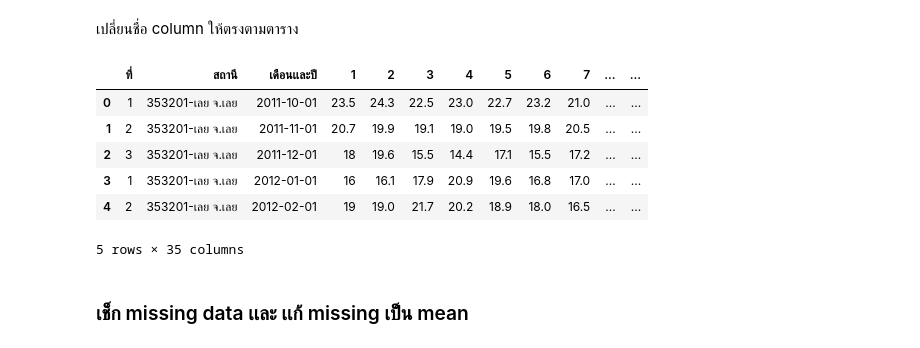
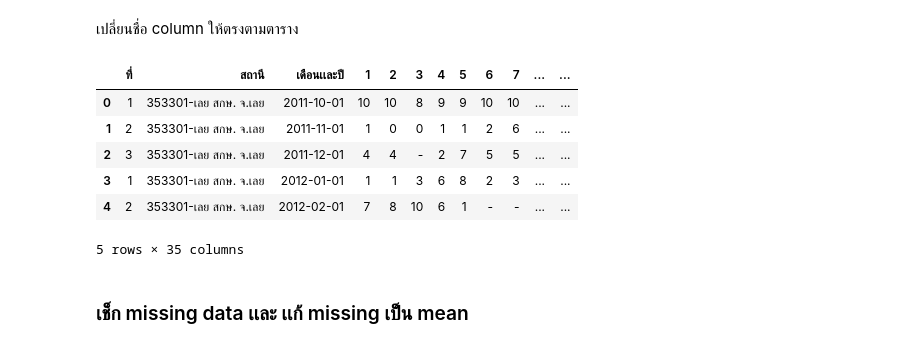
Before and after one commit to Tawanss/BSC_DPDM2023, a Jupyter notebook: midterm_bscdpdm23.ipynb, the cells around one changed output. Cells and saved outputs as stored; diff of their text form; code cells hidden in the pictures.

```diff
--- a/midterm_bscdpdm23.ipynb
+++ b/midterm_bscdpdm23.ipynb
@@ -79,15 +128,39 @@ Dew_temp_NakhonPhanom = Dew_temp_NakhonPhanom.rename(columns=a)
 Dew_temp_Sakon = Dew_temp_Sakon.rename(columns=a)
 Dew_temp_NongKhai = Dew_temp_NongKhai.rename(columns=a)
 Dew_temp_loei =Dew_temp_loei.rename(columns=a)
+#ความกดอากาศ
+Airpressure_temp_KhonKaen=Airpressure_temp_KhonKaen.rename(columns=a)
+Airpressure_temp_NakhonPhanom = Airpressure_temp_NakhonPhanom.rename(columns=a)
+Airpressure_temp_Sakon = Airpressure_temp_Sakon.rename(columns=a)
+Airpressure_temp_NongKhai = Airpressure_temp_NongKhai.rename(columns=a)
+Airpressure_temp_loei =Airpressure_temp_loei.rename(columns=a)
+#ความชื้นสัมพัทธ์
+Rhumidity_temp_KhonKaen=Rhumidity_temp_KhonKaen.rename(columns=a)
+Rhumidity_temp_NakhonPhanom = Rhumidity_temp_NakhonPhanom.rename(columns=a)
+Rhumidity_temp_Sakon = Rhumidity_temp_Sakon.rename(columns=a)
+Rhumidity_temp_NongKhai = Rhumidity_temp_NongKhai.rename(columns=a)
+Rhumidity_temp_loei =Rhumidity_temp_loei.rename(columns=a)
+#ความเร็วลม
+Wind_velocity_KhonKaen=Wind_velocity_KhonKaen.rename(columns=a)
+Wind_velocity_NakhonPhanom = Wind_velocity_NakhonPhanom.rename(columns=a)
+Wind_velocity_Sakon = Wind_velocity_Sakon.rename(columns=a)
+Wind_velocity_NongKhai = Wind_velocity_NongKhai.rename(columns=a)
+Wind_velocity_loei =Wind_velocity_loei.rename(columns=a)
+#จำนวนเมฆ
+Clouds_KhonKaen=Clouds_KhonKaen.rename(columns=a)
+Clouds_NakhonPhanom = Clouds_NakhonPhanom.rename(columns=a)
+Clouds_Sakon = Clouds_Sakon.rename(columns=a)
+Clouds_NongKhai = Clouds_NongKhai.rename(columns=a)
+Clouds_loei =Clouds_loei.rename(columns=a)
 # %%
-Dew_temp_loei.head()
+Clouds_NongKhai.head()
 # %% [output]
 |  | ที่ | สถานี | เดือนเเละปี | 1 | 2 | 3 | 4 | 5 | 6 | 7 | ... | ... |
-| 0 | 1 | 353201-เลย จ.เลย | 2011-10-01 | 23.5 | 24.3 | 22.5 | 23.0 | 22.7 | 23.2 | 21.0 | ... | ... |
-| 1 | 2 | 353201-เลย จ.เลย | 2011-11-01 | 20.7 | 19.9 | 19.1 | 19.0 | 19.5 | 19.8 | 20.5 | ... | ... |
-| 2 | 3 | 353201-เลย จ.เลย | 2011-12-01 | 18 | 19.6 | 15.5 | 14.4 | 17.1 | 15.5 | 17.2 | ... | ... |
-| 3 | 1 | 353201-เลย จ.เลย | 2012-01-01 | 16 | 16.1 | 17.9 | 20.9 | 19.6 | 16.8 | 17.0 | ... | ... |
-| 4 | 2 | 353201-เลย จ.เลย | 2012-02-01 | 19 | 19.0 | 21.7 | 20.2 | 18.9 | 18.0 | 16.5 | ... | ... |
+| 0 | 1 | 353301-เลย สกษ. จ.เลย | 2011-10-01 | 10 | 10 | 8 | 9 | 9 | 10 | 10 | ... | ... |
+| 1 | 2 | 353301-เลย สกษ. จ.เลย | 2011-11-01 | 1 | 0 | 0 | 1 | 1 | 2 | 6 | ... | ... |
+| 2 | 3 | 353301-เลย สกษ. จ.เลย | 2011-12-01 | 4 | 4 | - | 2 | 7 | 5 | 5 | ... | ... |
+| 3 | 1 | 353301-เลย สกษ. จ.เลย | 2012-01-01 | 1 | 1 | 3 | 6 | 8 | 2 | 3 | ... | ... |
+| 4 | 2 | 353301-เลย สกษ. จ.เลย | 2012-02-01 | 7 | 8 | 10 | 6 | 1 | - | - | ... | ... |
 5 rows × 35 columns
 # %% [markdown]
 ### เช็ก missing data เเละ เเก้ missing เป็น mean
```
Also changed, not shown: parts of 15 cells of this notebook.
